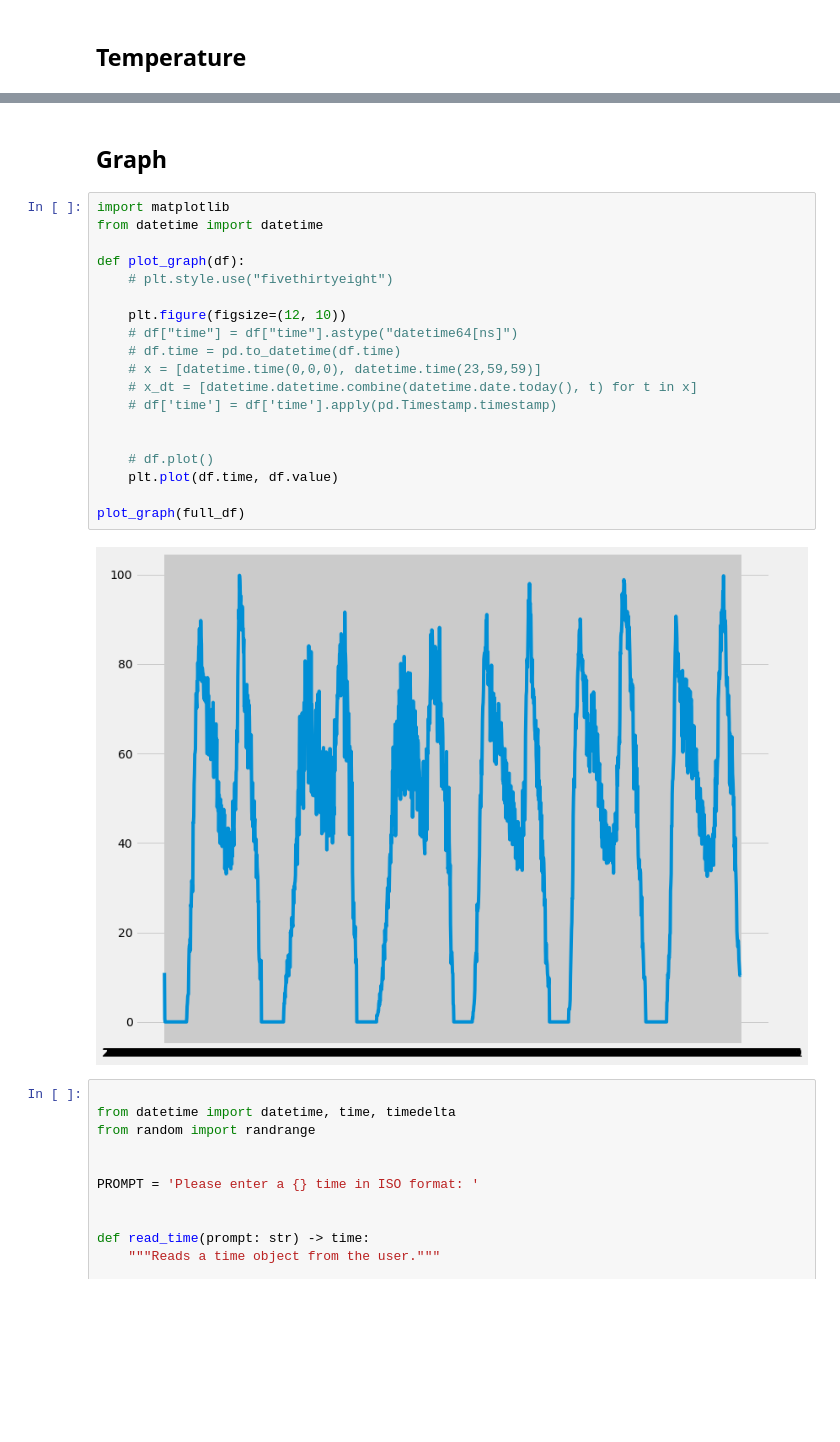
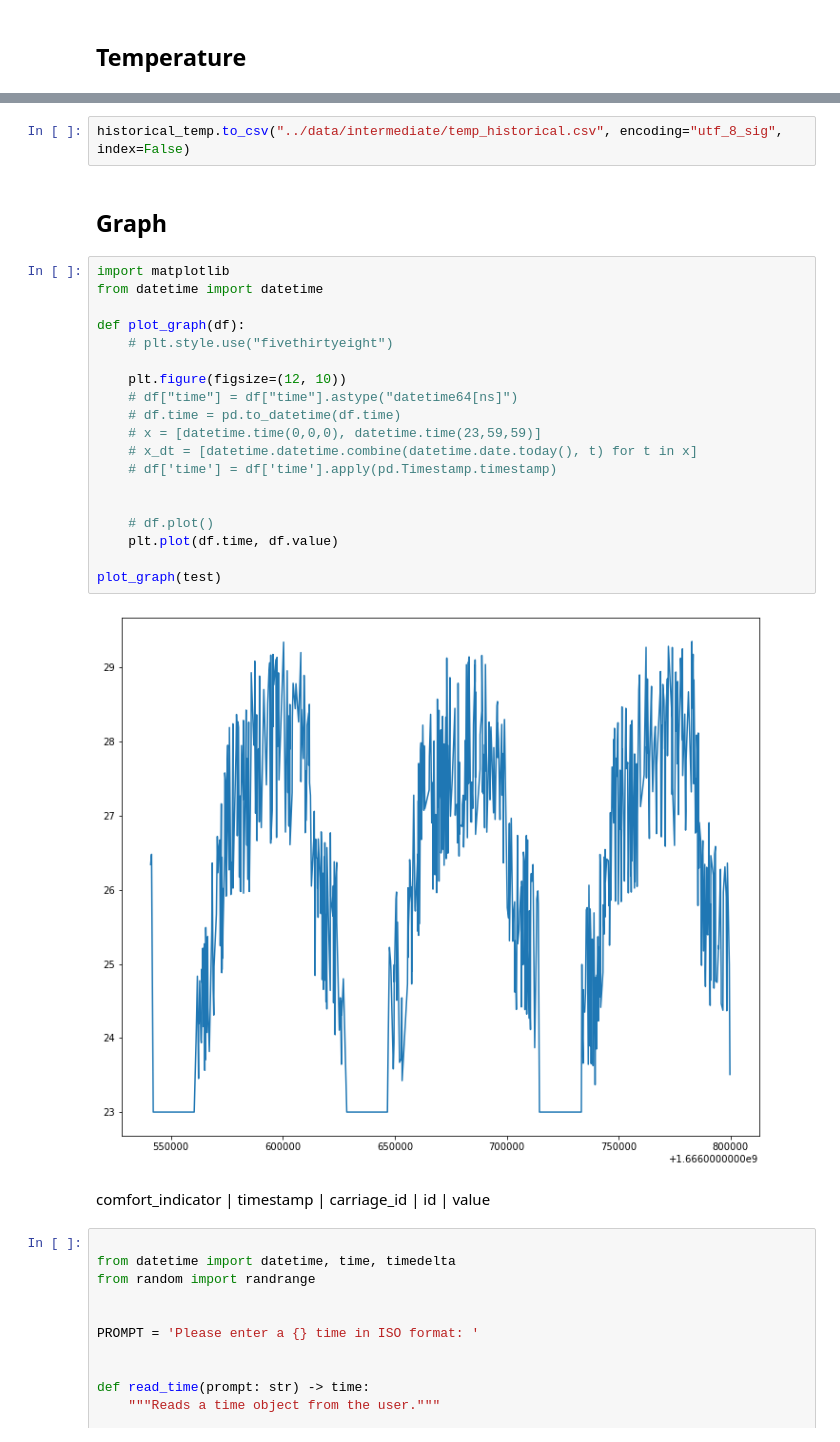
Before and after one commit to yxcho/iot_project, a Jupyter notebook: src/mock_data.ipynb, the cells around one changed output, grey strips where cells are left out. Cells and saved outputs as stored; diff of their text form; blank space fills up the shorter version.

Commit message:
generate historical temp

```diff
--- a/src/mock_data.ipynb
+++ b/src/mock_data.ipynb
@@ -406,26 +541,30 @@ COLD_MONTHS = [11,12]
+# %%
+historical_temp.to_csv("../data/intermediate/temp_historical.csv", encoding="utf_8_sig", index=False)
 # %% [markdown]
 ## Graph
 # %%
 import matplotlib
 from datetime import datetime
 
 def plot_graph(df):
     # plt.style.use("fivethirtyeight")
 
     plt.figure(figsize=(12, 10))
     # df["time"] = df["time"].astype("datetime64[ns]")
     # df.time = pd.to_datetime(df.time)
     # x = [datetime.time(0,0,0), datetime.time(23,59,59)]
     # x_dt = [datetime.datetime.combine(datetime.date.today(), t) for t in x]
     # df['time'] = df['time'].apply(pd.Timestamp.timestamp)
 
 
     # df.plot()
     plt.plot(df.time, df.value)
 
-plot_graph(full_df)
+plot_graph(test)
 # %% [output]
-[figure, old version]
+[figure, new version]
+# %% [markdown]
+comfort_indicator | timestamp | carriage_id | id | value
 # %%
 
 from datetime import datetime, time, timedelta
```
Also changed, not shown: parts of 13 cells of this notebook, 3 other files.
